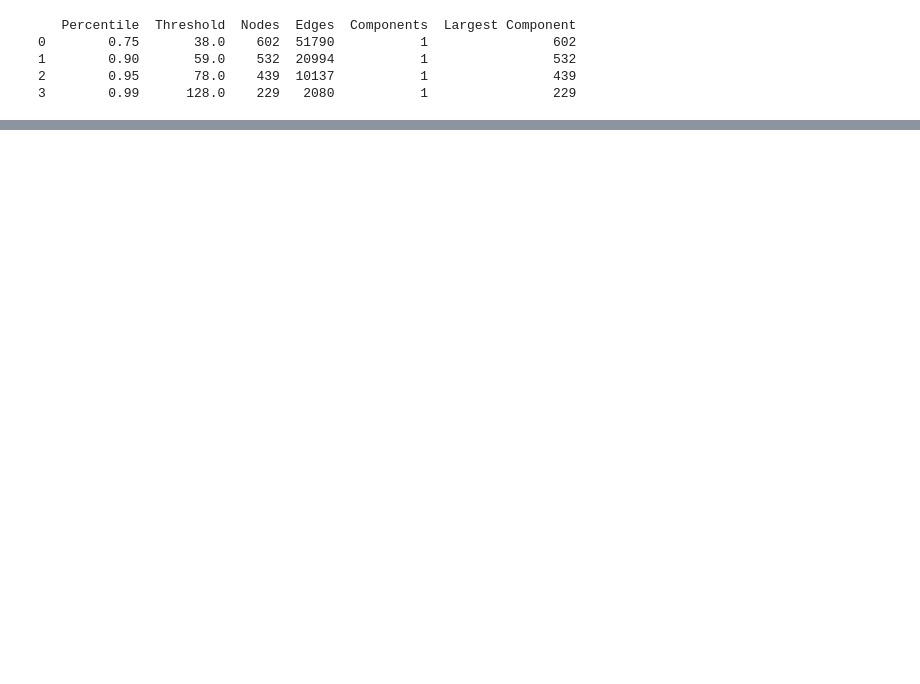
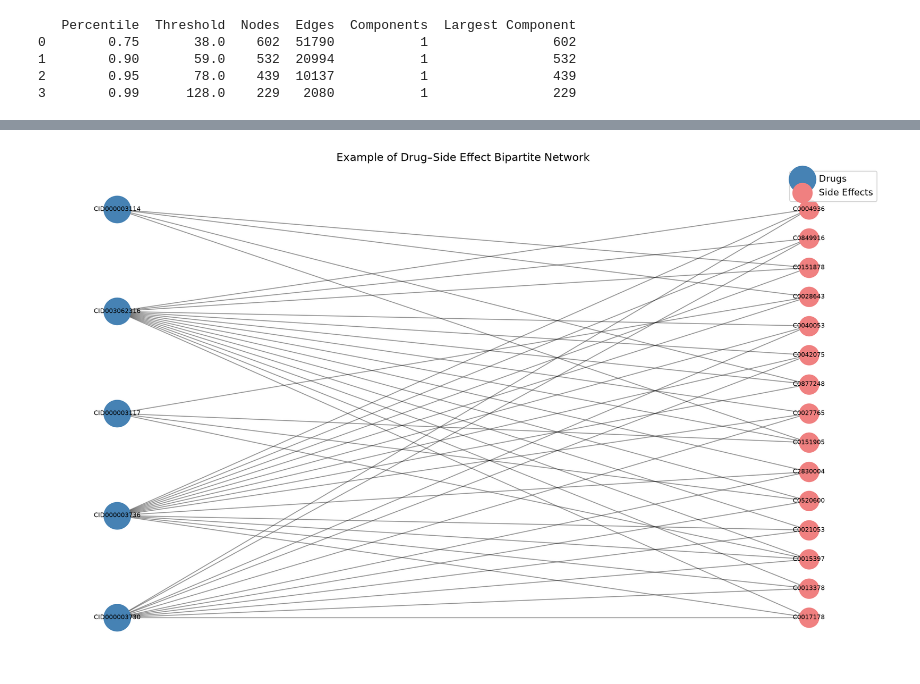
Before and after one commit to yanarabkova/Data620, a Jupyter notebook: Project2/Data620_Project2_YR.ipynb, the cells around one changed output, grey strips where cells are left out. Drawn from its saved outputs; the diff is of its cells as text; code cells hidden in the pictures; blank space fills up the shorter version.

```diff
--- a/Project2/Data620_Project2_YR.ipynb
+++ b/Project2/Data620_Project2_YR.ipynb
@@ -301,3 +302,72 @@ pd.DataFrame(results)
+# %%
+
+import matplotlib.pyplot as plt
+import networkx as nx
+
+# Select 5 drugs for a readable example
+sample_drugs = list(drugs[:5])
+
+# Find side effects shared by at least 2 selected drugs
+effect_counts = {}
+
+for drug in sample_drugs:
+    for effect in B.neighbors(drug):
+        effect_counts[effect] = effect_counts.get(effect, 0) + 1
+
+shared_effects = [
+    effect for effect, count in effect_counts.items()
+    if count >= 2
+]
+
+# Limit to 15 side effects
+sample_effects = sorted(
+    shared_effects,
+    key=lambda x: effect_counts[x],
+    reverse=True
+)[:15]
+
+# Create a smaller bipartite graph
+selected_nodes = sample_drugs + sample_effects
+B_sample = B.subgraph(selected_nodes).copy()
+
+# Draw the network
+pos = nx.bipartite_layout(B_sample, sample_drugs)
+
+plt.figure(figsize=(13, 8))
+
+nx.draw_networkx_nodes(
+    B_sample, pos,
+    nodelist=sample_drugs,
+    node_color="steelblue",
+    node_size=850,
+    label="Drugs"
+)
+
+nx.draw_networkx_nodes(
+    B_sample, pos,
+    nodelist=sample_effects,
+    node_color="lightcoral",
+    node_size=450,
+    label="Side Effects"
+)
+
+nx.draw_networkx_edges(
+    B_sample, pos,
+    alpha=0.4
+)
+
+nx.draw_networkx_labels(
+    B_sample, pos,
+    font_size=7
+)
+
+plt.title("Example of Drug–Side Effect Bipartite Network")
+plt.legend()
+plt.axis("off")
+plt.tight_layout()
+plt.show()
+# %% [output]
+[figure, added]
 # %%
 
 import matplotlib.pyplot as plt
```
Also changed, not shown: parts of 16 cells of this notebook.
